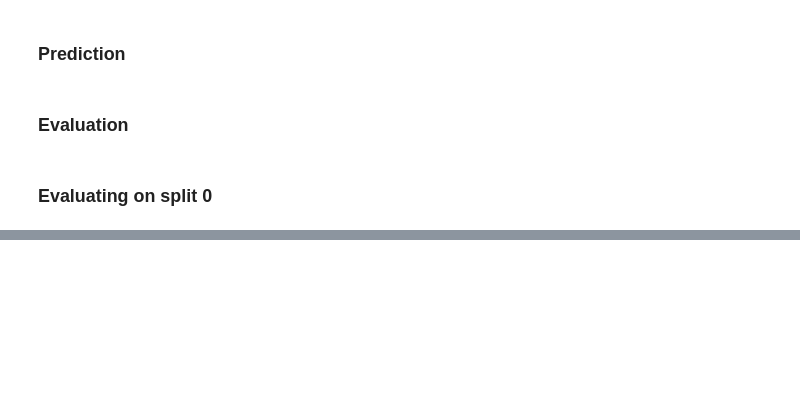
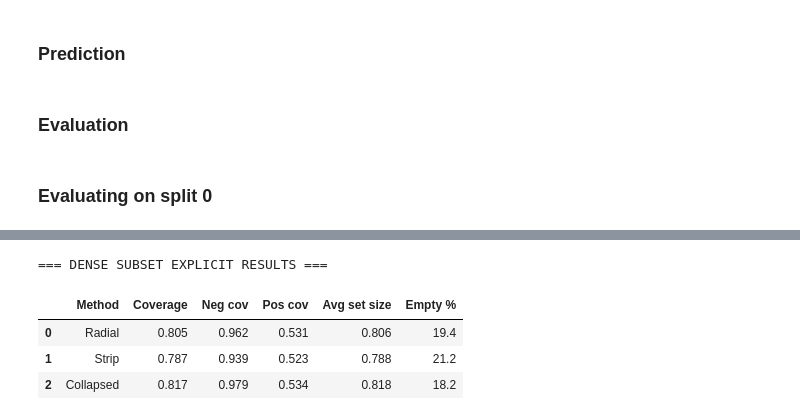
Before and after one commit to Nizalia13/Internship, a Jupyter notebook: Codes/Gram Type Classification/Gram_Classification_5.ipynb, the cells around one changed output, grey strips where cells are left out. Saved outputs shown, nothing was run; the diff lists cells and outputs as text; code cells hidden in the pictures; blank space fills up the shorter version.

```diff
--- a/Codes/Gram Type Classification/Gram_Classification_5.ipynb
+++ b/Codes/Gram Type Classification/Gram_Classification_5.ipynb
@@ -755,0 +579,50 @@ Empty Set Rate: 0.5%
+# %%
+# 1. Shuffle the training pool and split into S1 and S2
+train_shuffled_dense = train_df_dense.sample(frac=1, random_state=42)
+half_dense = len(train_shuffled_dense) // 2
+
+s1_dense_df = train_shuffled_dense.iloc[:half_dense]
+s2_dense_df = train_shuffled_dense.iloc[half_dense:]
+
+# 2. Convert dataframe slices to raw matrices
+s1_raw_dense = s1_dense_df[dense_cols].values
+s2_raw_dense = s2_dense_df[dense_cols].values
+labels_s1_dense = s1_dense_df["host_type"].to_numpy(dtype=str)
+labels_s2_dense = s2_dense_df["host_type"].to_numpy(dtype=str)
+
+# 3. Transform scores into Non-Conformity (NC) space
+S1_nc_dense = np.where(labels_s1_dense[:, None] == "gram-neg", s1_raw_dense, 1.0 - s1_raw_dense)
+S2_nc_dense = np.where(labels_s2_dense[:, None] == "gram-neg", s2_raw_dense, 1.0 - s2_raw_dense)
+
+# 4. Direct fitting of the envelopes
+radial_env_dense = radial_build_envelope(S1_nc_dense, S2_nc_dense, labels_s1_dense, labels_s2_dense, alpha, M=200)
+strip_env_dense = strip_build_envelope(S1_nc_dense, S2_nc_dense, labels_s1_dense, labels_s2_dense, alpha, M=20)
+collapsed_env_dense = collapsed_build_envelope(S1_nc_dense, S2_nc_dense, labels_s1_dense, labels_s2_dense, alpha)
+# %%
+test_raw_dense = test_df_dense[dense_cols].values
+test_labels_dense = test_df_dense["host_type"].values
+
+# Evaluate results directly in your notebook loop
+dense_eval_rows = []
+for name, env in [("Radial", radial_env_dense), ("Strip", strip_env_dense), ("Collapsed", collapsed_env_dense)]:
+    predictions = predict_gram_type_nc(test_raw_dense, env)
+    metrics = evaluate(predictions, test_labels_dense, alpha)
+
+    dense_eval_rows.append({
+        "Method": name,
+        "Coverage": round(metrics["coverage"], 3),
+        "Neg cov": round(metrics["per_type_coverage"]["gram-neg"], 3),
+        "Pos cov": round(metrics["per_type_coverage"]["gram-pos"], 3),
+        "Avg set size": round(metrics["avg_set_size"], 3),
+        "Empty %": round(metrics["empty_rate"] * 100, 1),
+    })
+
+dense_results_df = pd.DataFrame(dense_eval_rows)
+print("\n=== DENSE SUBSET EXPLICIT RESULTS ===")
+dense_results_df
+# %% [output]
+=== DENSE SUBSET EXPLICIT RESULTS ===
+|  | Method | Coverage | Neg cov | Pos cov | Avg set size | Empty % |
+| 0 | Radial | 0.805 | 0.962 | 0.531 | 0.806 | 19.4 |
+| 1 | Strip | 0.787 | 0.939 | 0.523 | 0.788 | 21.2 |
+| 2 | Collapsed | 0.817 | 0.979 | 0.534 | 0.818 | 18.2 |
```
Also changed, not shown: parts of 21 cells of this notebook.
